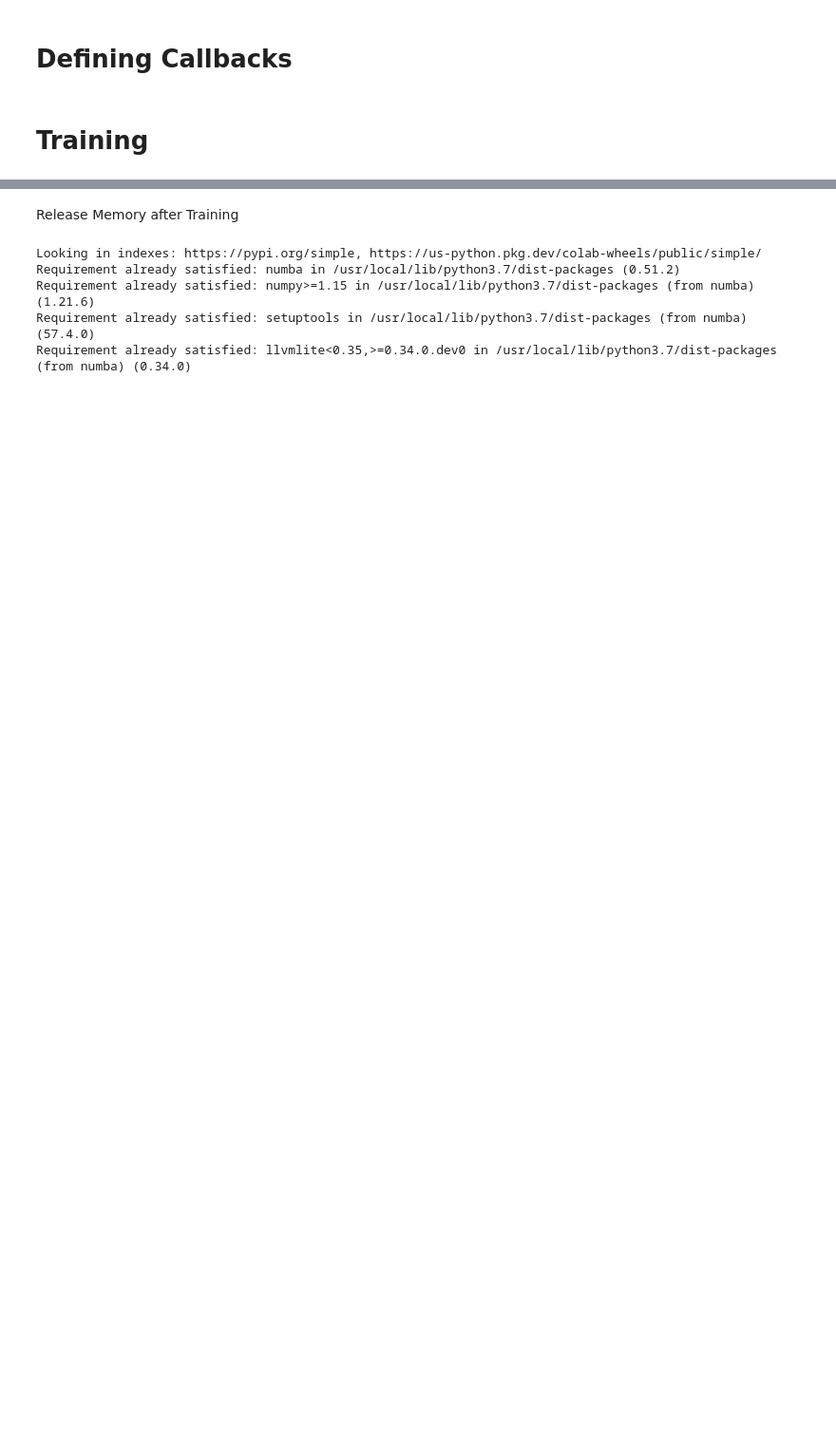
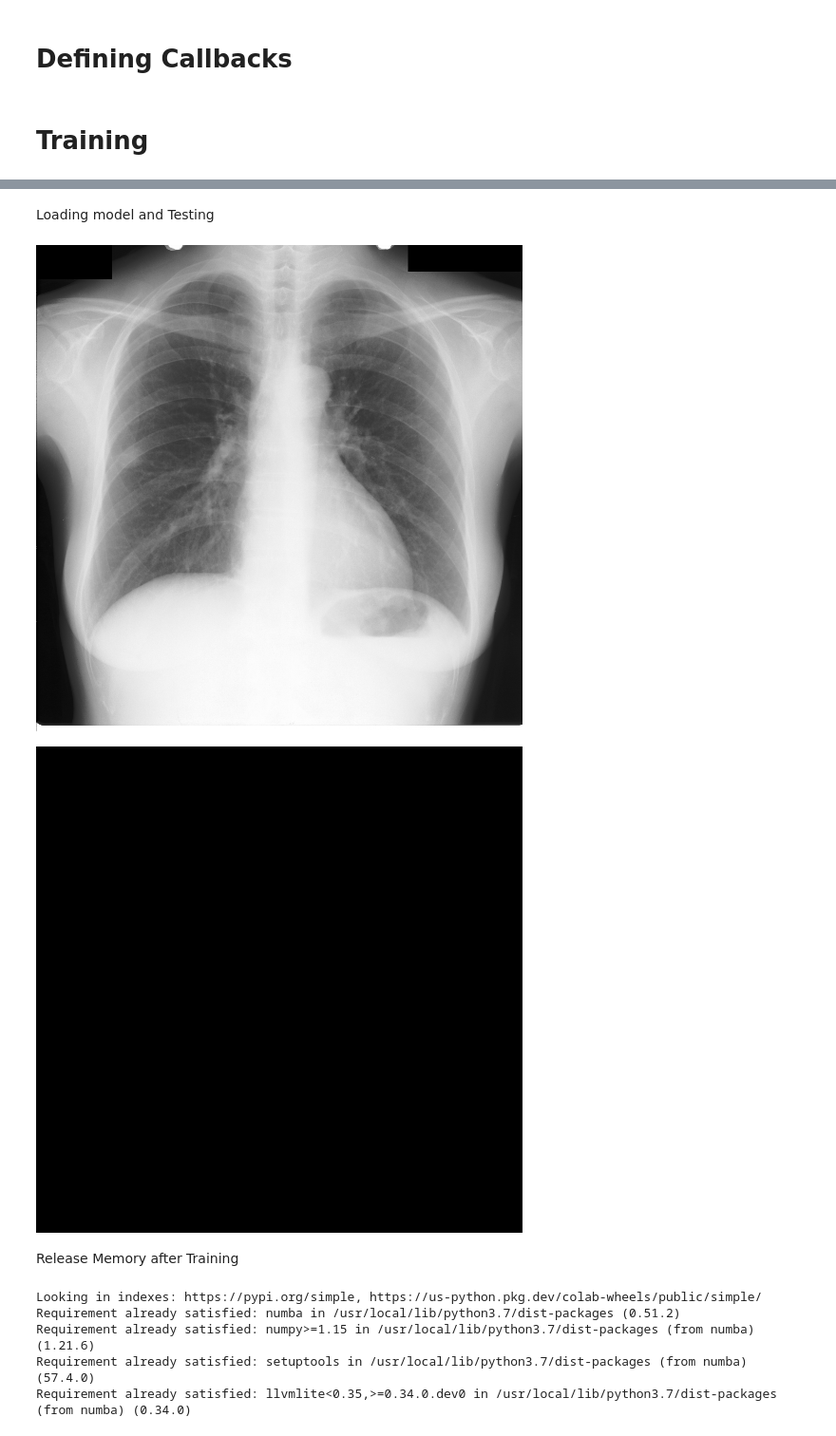
Before and after one commit to Shaiq1217/CXR-Segmentation-and-Classification, a Jupyter notebook: DIP_Project.ipynb, the cells around one changed output, grey strips where cells are left out. Shown at 95% size. Drawn from its saved outputs; the diff is of its cells as text; code cells hidden in the pictures; blank space fills up the shorter version.

```diff
--- a/DIP_Project.ipynb
+++ b/DIP_Project.ipynb
@@ -190,7 +190,7 @@ def decaying_cosine_annealing_scheduler(epoch):
 
 
 file_path = '/content/drive/MyDrive/DIP project/modelData/model_seg.h5'
-checkpoints_callback = tf.keras.callbacks.ModelCheckpoint(file_path, monitor= 'val_loss', verbose = 1, mode='max', save_best_only=True, save_freq='epoch')
+checkpoints_callback = tf.keras.callbacks.ModelCheckpoint(file_path, monitor= 'val_loss', save_best_only=True, save_freq='epoch')
 
 learning_rate_callback = tf.keras.callbacks.LearningRateScheduler(decaying_cosine_annealing_scheduler, verbose=True)
 
@@ -198,7 +198,7 @@ my_callbacks = [checkpoints_callback, learning_rate_callback]
 # %% [markdown]
 # Training
 # %%
-epochs = 5
+epochs = 15
 
 print('Training...')
 model_history = model.fit(x=images, y=masks, epochs=epochs, callbacks = my_callbacks, validation_split = 0.1, batch_size = 4)
@@ -223,3 +223,32 @@ Epoch 5: val_loss did not improve from 0.34983
+# %% [markdown]
+Loading model and Testing
+# %%
+import matplotlib.pyplot as plt
+import matplotlib.image as mpimg
+from google.colab.patches import cv2_imshow
+SAVE_PATH = '/content/drive/MyDrive/DIP project/modelData/Seg results'
+#getting an image
+image = cv.imread('/content/drive/MyDrive/DIP project/Data/For Project/Segmentation/Validation Data/images/JPCLN019.png', 0)
+
+image = cv.resize(image, (512,512))
+cv2_imshow(image)
+#normalizing
+img = image/255.0
+#expand dimensions
+img = np.expand_dims(img, axis = -1)
+img = np.expand_dims(img, axis = 0)
+
+#predicting the mask for this image
+pred = model.predict(img)[0]
+pred = np.squeeze(pred, axis=-1)
+
+pred = pred.astype(np.int32)
+pred = pred*255
+#saving the result
+cv2_imshow(pred)
+# %% [output]
+[figure, added]
+[figure, added]
 # %% [markdown]
 Release Memory after Training
 # %%
```
Also changed, not shown: parts of 9 cells of this notebook.
